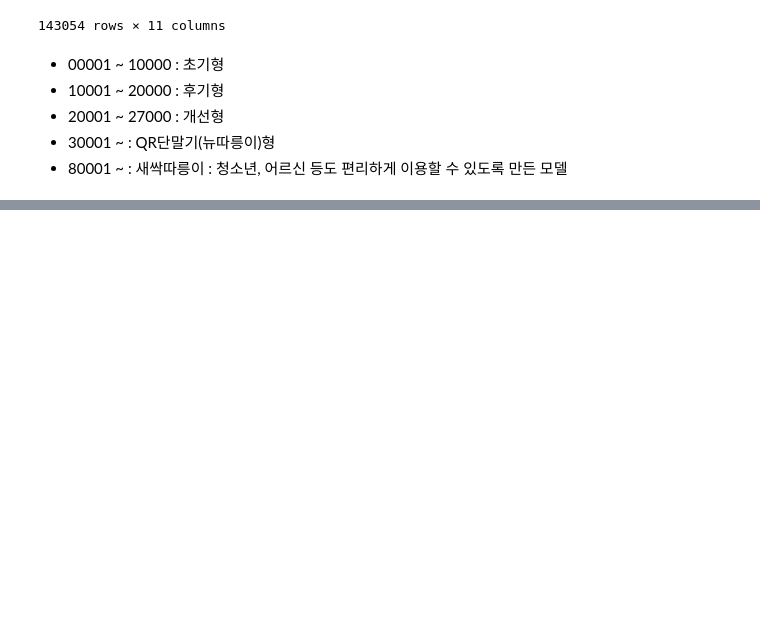
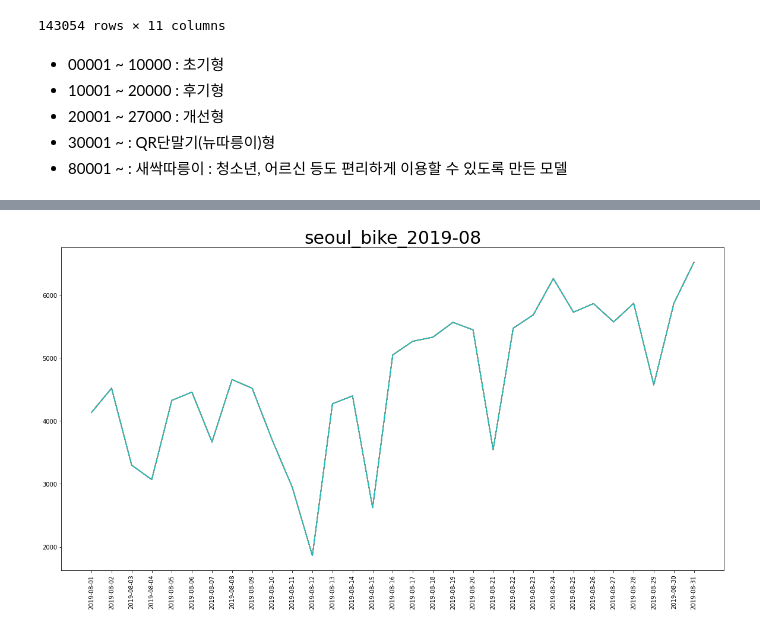
Before and after one commit to rivels/EDA_project_2, a Jupyter notebook: 4_13__eda_bicycle.ipynb, the cells around one changed output, grey strips where cells are left out. Saved outputs shown, nothing was run; the diff lists cells and outputs as text; code cells hidden in the pictures; blank space fills up the shorter version.

```diff
--- a/4_13__eda_bicycle.ipynb
+++ b/4_13__eda_bicycle.ipynb
@@ -192,0 +244,8 @@ sb2078 = sb2078.sort_values(by='ren' ,ascending=False)
+# %%
+plt.figure(figsize=(20, 10))
+plt.title('seoul_bike_2019-08',size=30)
+plt.plot(sb1908.groupby(sb1908['rental_day']).count())
+plt.xticks(rotation=90)
+plt.show()
+# %% [output]
+[figure, added]
```
Also changed, not shown: parts of 11 cells of this notebook.
